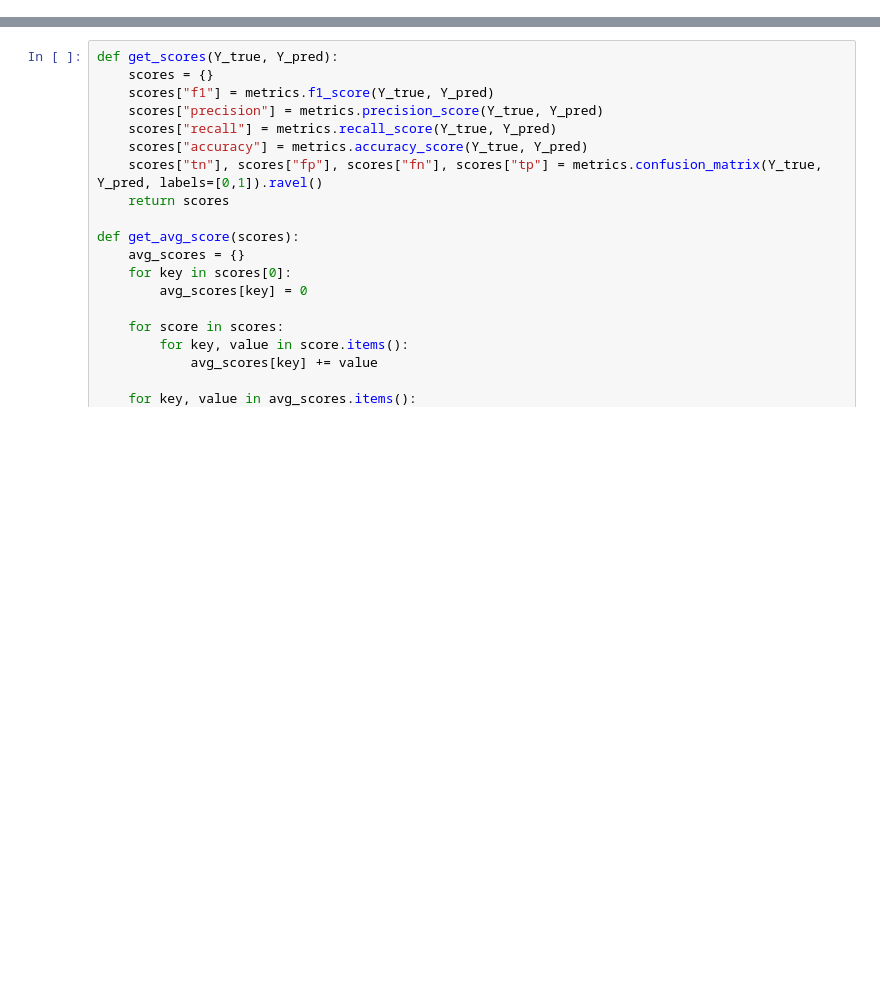
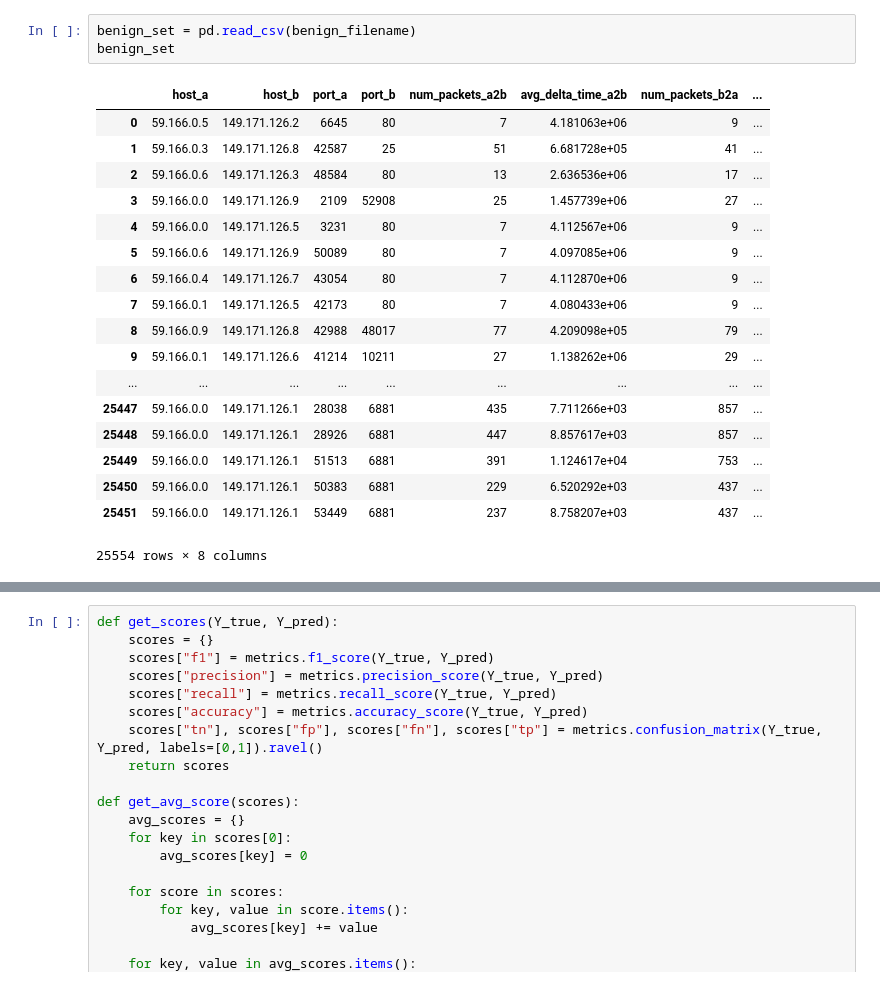
Before and after one commit to bazz-066/unsw-header-analysis, a Jupyter notebook: Delta Time Analysis.ipynb, the cells around one changed output, grey strips where cells are left out. Drawn from its saved outputs; the diff is of its cells as text; blank space fills up the shorter version.

```diff
--- a/Delta Time Analysis.ipynb
+++ b/Delta Time Analysis.ipynb
@@ -36 +27,23 @@ benign_set.head()
+# %%
+benign_set = pd.read_csv(benign_filename)
+benign_set
+# %% [output]
+|  | host_a | host_b | port_a | port_b | num_packets_a2b | avg_delta_time_a2b | num_packets_b2a | ... |
+| 0 | 59.166.0.5 | 149.171.126.2 | 6645 | 80 | 7 | 4.181063e+06 | 9 | ... |
+| 1 | 59.166.0.3 | 149.171.126.8 | 42587 | 25 | 51 | 6.681728e+05 | 41 | ... |
+| 2 | 59.166.0.6 | 149.171.126.3 | 48584 | 80 | 13 | 2.636536e+06 | 17 | ... |
+| 3 | 59.166.0.0 | 149.171.126.9 | 2109 | 52908 | 25 | 1.457739e+06 | 27 | ... |
+| 4 | 59.166.0.0 | 149.171.126.5 | 3231 | 80 | 7 | 4.112567e+06 | 9 | ... |
+| 5 | 59.166.0.6 | 149.171.126.9 | 50089 | 80 | 7 | 4.097085e+06 | 9 | ... |
+| 6 | 59.166.0.4 | 149.171.126.7 | 43054 | 80 | 7 | 4.112870e+06 | 9 | ... |
+| 7 | 59.166.0.1 | 149.171.126.5 | 42173 | 80 | 7 | 4.080433e+06 | 9 | ... |
+| 8 | 59.166.0.9 | 149.171.126.8 | 42988 | 48017 | 77 | 4.209098e+05 | 79 | ... |
+| 9 | 59.166.0.1 | 149.171.126.6 | 41214 | 10211 | 27 | 1.138262e+06 | 29 | ... |
+| ... | ... | ... | ... | ... | ... | ... | ... | ... |
+| 25447 | 59.166.0.0 | 149.171.126.1 | 28038 | 6881 | 435 | 7.711266e+03 | 857 | ... |
+| 25448 | 59.166.0.0 | 149.171.126.1 | 28926 | 6881 | 447 | 8.857617e+03 | 857 | ... |
+| 25449 | 59.166.0.0 | 149.171.126.1 | 51513 | 6881 | 391 | 1.124617e+04 | 753 | ... |
+| 25450 | 59.166.0.0 | 149.171.126.1 | 50383 | 6881 | 229 | 6.520292e+03 | 437 | ... |
+| 25451 | 59.166.0.0 | 149.171.126.1 | 53449 | 6881 | 237 | 8.758207e+03 | 437 | ... |
+25554 rows × 8 columns
 # %%
```
Also changed, not shown: parts of 42 cells of this notebook, 3 other files.
